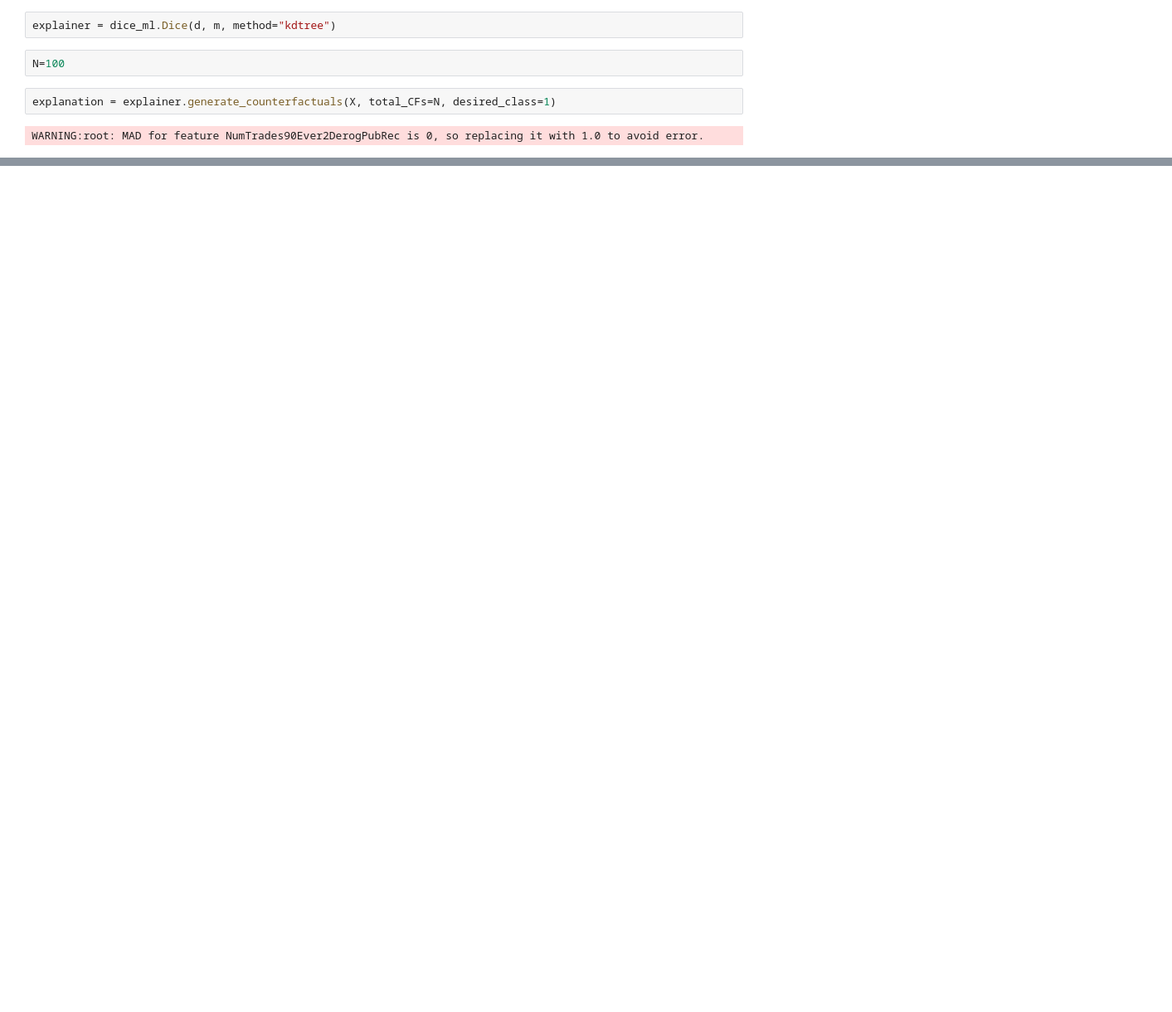
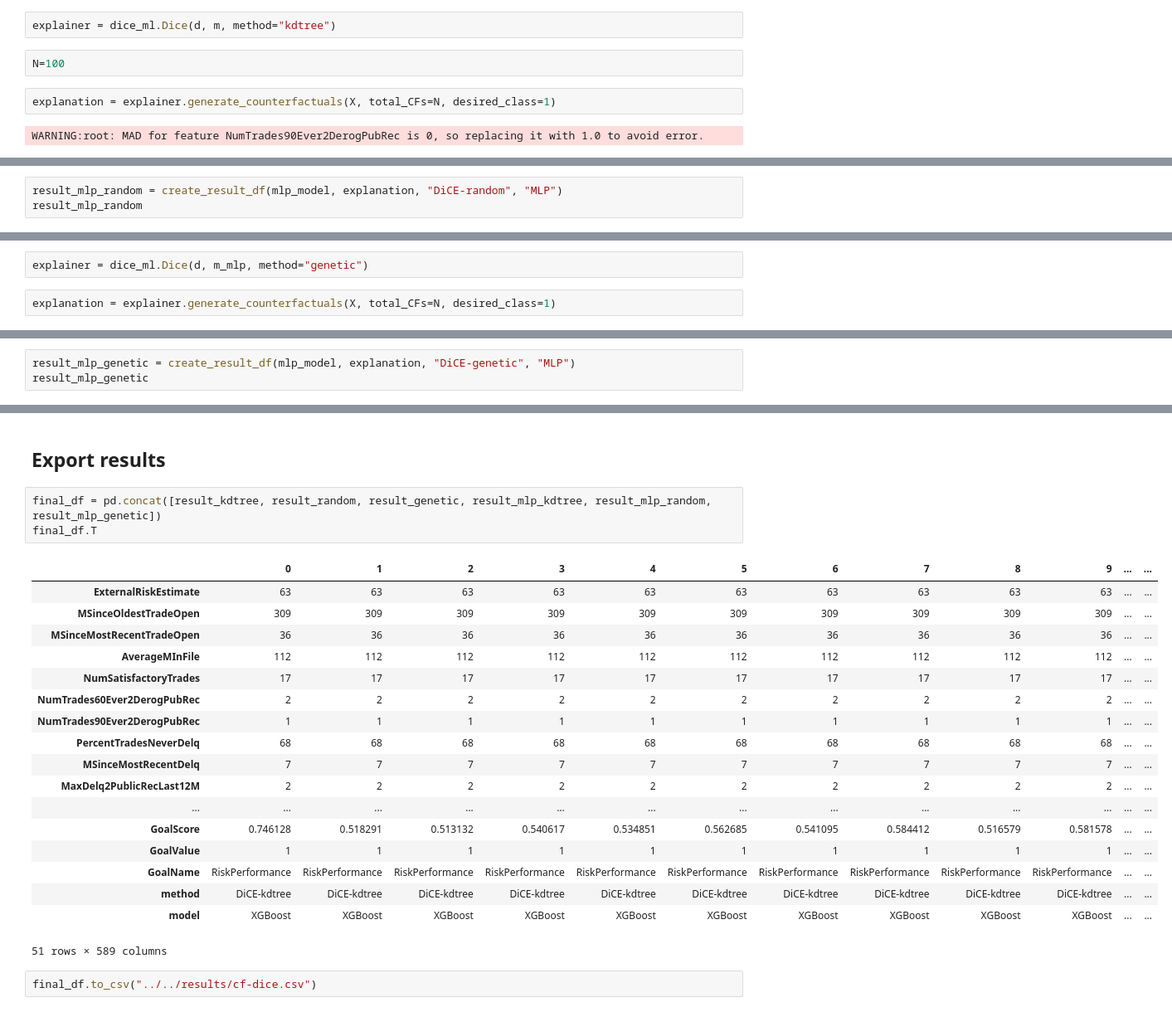
Before and after one commit to ruivieira/experiments, a Jupyter notebook: notebooks/counterfactuals/05-dice.ipynb, the cells around one changed output, grey strips where cells are left out. Shown: that part at 83% size. Drawn from its saved outputs; the diff is of its cells as text; blank space fills up the shorter version.

```diff
--- a/notebooks/counterfactuals/05-dice.ipynb
+++ b/notebooks/counterfactuals/05-dice.ipynb
@@ -170,0 +211,3 @@ Sparsity mean: 16.51, std: 1.2922461065911555
+# %%
+result_mlp_random = create_result_df(mlp_model, explanation, "DiCE-random", "MLP")
+result_mlp_random
@@ -170,0 +230,4 @@ Sparsity mean: 16.51, std: 1.2922461065911555
+# %%
+explainer = dice_ml.Dice(d, m_mlp, method="genetic")
+# %%
+explanation = explainer.generate_counterfactuals(X, total_CFs=N, desired_class=1)
@@ -170,0 +236,3 @@ Sparsity mean: 16.51, std: 1.2922461065911555
+# %%
+result_mlp_genetic = create_result_df(mlp_model, explanation, "DiCE-genetic", "MLP")
+result_mlp_genetic
@@ -170,0 +253,26 @@ Sparsity mean: 16.51, std: 1.2922461065911555
+# %% [markdown]
+## Export results
+# %%
+final_df = pd.concat([result_kdtree, result_random, result_genetic, result_mlp_kdtree, result_mlp_random, result_mlp_genetic])
+final_df.T
+# %% [output]
+|  | 0 | 1 | 2 | 3 | 4 | 5 | 6 | 7 | 8 | 9 | ... | ... |
+| ExternalRiskEstimate | 63 | 63 | 63 | 63 | 63 | 63 | 63 | 63 | 63 | 63 | ... | ... |
+| MSinceOldestTradeOpen | 309 | 309 | 309 | 309 | 309 | 309 | 309 | 309 | 309 | 309 | ... | ... |
+| MSinceMostRecentTradeOpen | 36 | 36 | 36 | 36 | 36 | 36 | 36 | 36 | 36 | 36 | ... | ... |
+| AverageMInFile | 112 | 112 | 112 | 112 | 112 | 112 | 112 | 112 | 112 | 112 | ... | ... |
+| NumSatisfactoryTrades | 17 | 17 | 17 | 17 | 17 | 17 | 17 | 17 | 17 | 17 | ... | ... |
+| NumTrades60Ever2DerogPubRec | 2 | 2 | 2 | 2 | 2 | 2 | 2 | 2 | 2 | 2 | ... | ... |
+| NumTrades90Ever2DerogPubRec | 1 | 1 | 1 | 1 | 1 | 1 | 1 | 1 | 1 | 1 | ... | ... |
+| PercentTradesNeverDelq | 68 | 68 | 68 | 68 | 68 | 68 | 68 | 68 | 68 | 68 | ... | ... |
+| MSinceMostRecentDelq | 7 | 7 | 7 | 7 | 7 | 7 | 7 | 7 | 7 | 7 | ... | ... |
+| MaxDelq2PublicRecLast12M | 2 | 2 | 2 | 2 | 2 | 2 | 2 | 2 | 2 | 2 | ... | ... |
+| ... | ... | ... | ... | ... | ... | ... | ... | ... | ... | ... | ... | ... |
+| GoalScore | 0.746128 | 0.518291 | 0.513132 | 0.540617 | 0.534851 | 0.562685 | 0.541095 | 0.584412 | 0.516579 | 0.581578 | ... | ... |
+| GoalValue | 1 | 1 | 1 | 1 | 1 | 1 | 1 | 1 | 1 | 1 | ... | ... |
+| GoalName | RiskPerformance | RiskPerformance | RiskPerformance | RiskPerformance | RiskPerformance | RiskPerformance | RiskPerformance | RiskPerformance | RiskPerformance | RiskPerformance | ... | ... |
+| method | DiCE-kdtree | DiCE-kdtree | DiCE-kdtree | DiCE-kdtree | DiCE-kdtree | DiCE-kdtree | DiCE-kdtree | DiCE-kdtree | DiCE-kdtree | DiCE-kdtree | ... | ... |
+| model | XGBoost | XGBoost | XGBoost | XGBoost | XGBoost | XGBoost | XGBoost | XGBoost | XGBoost | XGBoost | ... | ... |
+51 rows × 589 columns
+# %%
+final_df.to_csv("../../results/cf-dice.csv")
```
Also changed, not shown: parts of 50 cells of this notebook.
